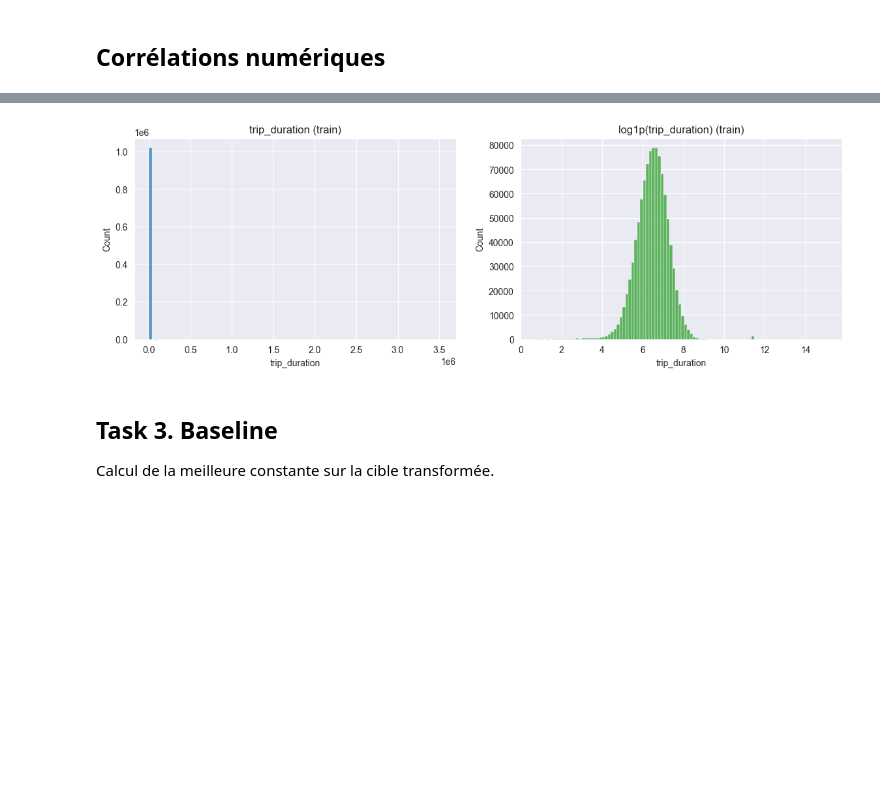
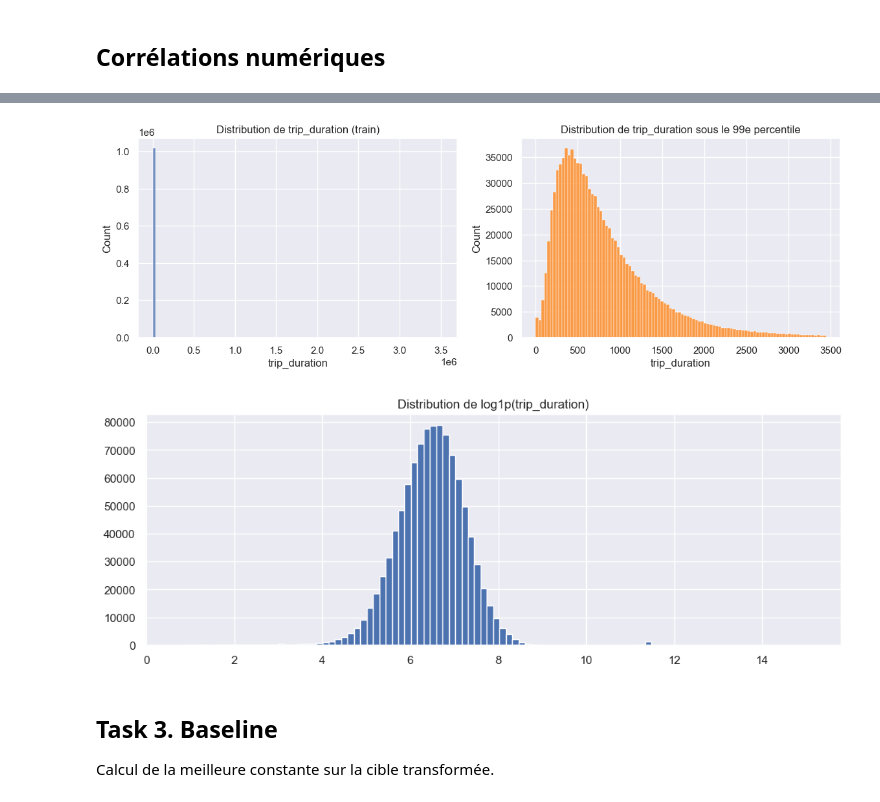
Before and after one commit to Fred20146/BIHAR-TAXI, a Jupyter notebook: notebooks/EDA.ipynb, the cells around one changed output, grey strips where cells are left out. Drawn from its saved outputs; the diff is of its cells as text; code cells hidden in the pictures; blank space fills up the shorter version.

```diff
--- a/notebooks/EDA.ipynb
+++ b/notebooks/EDA.ipynb
@@ -24,7 +24,10 @@ sys.path.insert(0, os.path.abspath('..'))
 import common
 
 sns.set_style('darkgrid')
+sns.set(rc={'figure.figsize':(12,4)})
 pd.set_option('display.max_columns', 100)
+
+RANDOM_STATE = 42
 # %%
 DB_PATH = common.CONFIG['paths']['db_path']
 DB_PATH
@@ -164,21 +223,25 @@ Name: trip_duration, dtype: int64
 # %%
-from sklearn.metrics import root_mean_squared_error
+def transform_target(y):
+    return np.log1p(y).rename('log_' + y.name)
 
-def rmsle(y_true, y_pred):
-    y_pred = np.maximum(y_pred, 0)
-    return root_mean_squared_error(np.log1p(y_true), np.log1p(y_pred))
-
-y_train_log = np.log1p(y_train)
-y_test_log = np.log1p(y_test)
+y_train_log = transform_target(y_train)
+y_test_log = transform_target(y_test)
+y = pd.concat([y_train_log, y_test_log], ignore_index=True)
 
 fig, ax = plt.subplots(1, 2, figsize=(14, 4))
 sns.histplot(y_train, bins=100, ax=ax[0])
-ax[0].set_title('trip_duration (train)')
-sns.histplot(y_train_log, bins=100, ax=ax[1], color='tab:green')
-ax[1].set_title('log1p(trip_duration) (train)')
+ax[0].set_title('Distribution de trip_duration (train)')
+
+sns.histplot(y_train[y_train < y_train.quantile(0.99)], bins=100, ax=ax[1], color='tab:orange')
+ax[1].set_title('Distribution de trip_duration sous le 99e percentile')
 plt.show()
+
+y_train_log.hist(bins=100);
+plt.title('Distribution de log1p(trip_duration)')
+plt.show()
 # %% [output]
-[figure, old version]
+[figure, new version]
+[figure, added]
 # %% [markdown]
 ## Task 3. Baseline
 
```
Also changed, not shown: parts of 13 cells of this notebook, 1 other file.
